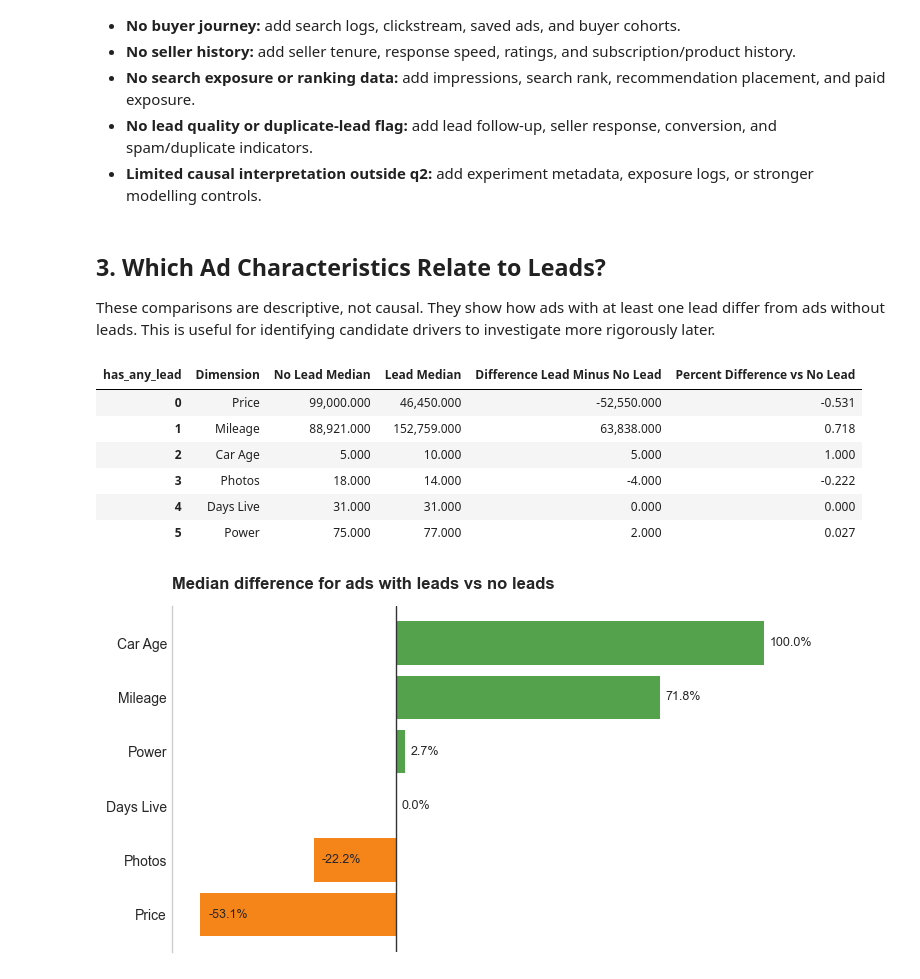
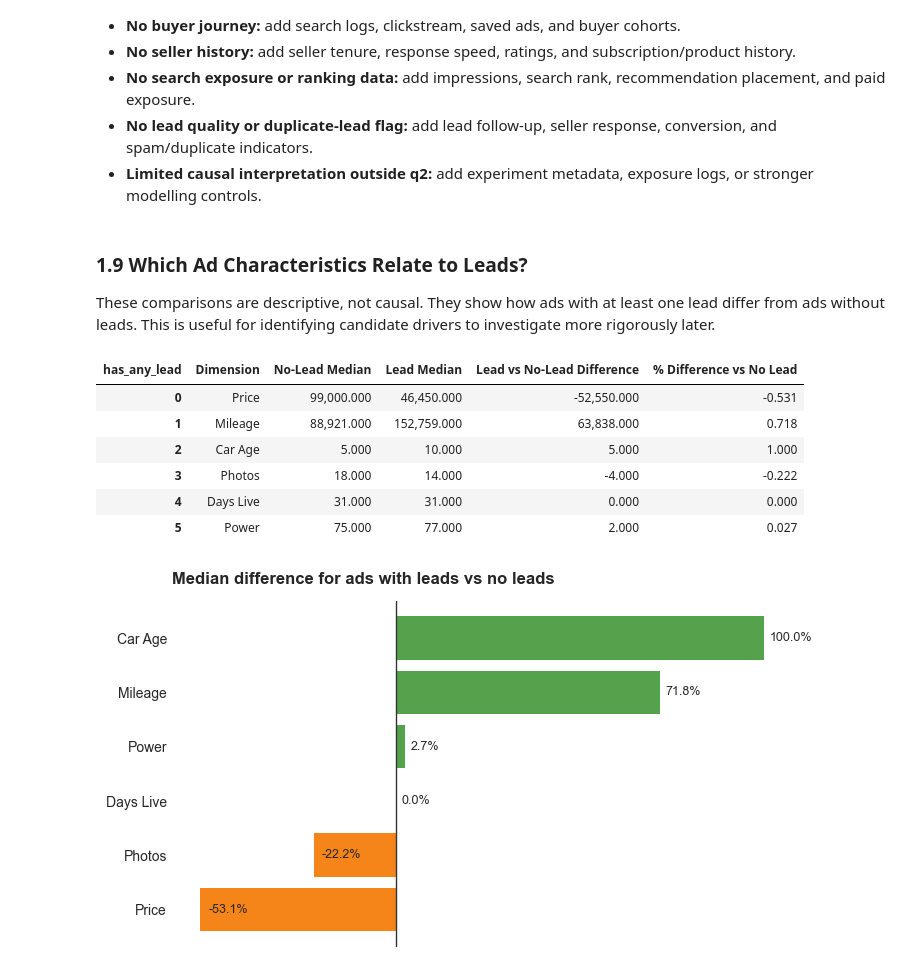
Before and after one commit to omer-t/marktplaats-assignment, a Jupyter notebook: assignments/data_analyst/q3_insights_use_cases.ipynb, the cells around one changed output. Drawn from its saved outputs; the diff is of its cells as text; code cells hidden in the pictures.

```diff
--- a/assignments/data_analyst/q3_insights_use_cases.ipynb
+++ b/assignments/data_analyst/q3_insights_use_cases.ipynb
@@ -418,26 +274,7 @@ helpers.plt.show()
 
 A practical business lens is to classify ads as fresh, mid-life, or stale. This helps identify where product nudges might be useful: fresh listings need early momentum, while older low-performing listings may need price, photo, or promotion advice.
 # %%
-insight_data["listing_lifecycle_stage"] = pd.cut(
-    insight_data["days_live"],
-    bins=[-1, 7, 31, float("inf")],
-    labels=["Fresh: 0-7 days", "Mid-life: 8-31 days", "Stale: 31+ days"],
-)
-
-fresh_stale_summary = (
-    insight_data.groupby("listing_lifecycle_stage", observed=True)
-    .agg(
-        ads=("src_ad_id", "count"),
-        lead_rate=("has_any_lead", "mean"),
-        avg_total_leads=("total_leads", "mean"),
-        median_total_leads=("total_leads", "median"),
-        median_price=("price", "median"),
-        median_photos=("photo_cnt", "median"),
-        median_mileage=("kmstand", "median"),
-    )
-    .reset_index()
-)
-fresh_stale_summary["share_of_ads"] = fresh_stale_summary["ads"] / len(insight_data)
+fresh_stale_summary = helpers.fresh_stale_summary(insight_data)
 
 display(helpers.style_table(fresh_stale_summary))
 # %% [output]
@@ -472,25 +309,16 @@ Main limitations and useful joins:
 - **No lead quality or duplicate-lead flag:** add lead follow-up, seller response, conversion, and spam/duplicate indicators.
 - **Limited causal interpretation outside q2:** add experiment metadata, exposure logs, or stronger modelling controls.
 # %% [markdown]
-## 3. Which Ad Characteristics Relate to Leads?
+<a id="insight-ad-characteristics-leads"></a>
+### 1.9 Which Ad Characteristics Relate to Leads?
 
 These comparisons are descriptive, not causal. They show how ads with at least one lead differ from ads without leads. This is useful for identifying candidate drivers to investigate more rigorously later.
 # %%
-numeric_fields = ["price", "kmstand", "car_age", "photo_cnt", "days_live", "vermogen"]
-lead_profile = (
-    insight_data.groupby("has_any_lead")[numeric_fields]
-    .median()
-    .T
-    .rename(columns={False: "no_lead_median", True: "lead_median"})
-    .reset_index()
-    .rename(columns={"index": "dimension"})
-)
-lead_profile["difference_lead_minus_no_lead"] = lead_profile["lead_median"] - lead_profile["no_lead_median"]
-lead_profile["pct_difference_vs_no_lead"] = lead_profile["difference_lead_minus_no_lead"] / lead_profile["no_lead_median"]
+lead_profile = helpers.lead_profile_summary(insight_data)
 
 display(helpers.style_table(lead_profile))
 # %% [output]
-| has_any_lead | Dimension | No Lead Median | Lead Median | Difference Lead Minus No Lead | Percent Difference vs No Lead |
+| has_any_lead | Dimension | No-Lead Median | Lead Median | Lead vs No-Lead Difference | % Difference vs No Lead |
 | 0 | Price | 99,000.000 | 46,450.000 | -52,550.000 | -0.531 |
 | 1 | Mileage | 88,921.000 | 152,759.000 | 63,838.000 | 0.718 |
 | 2 | Car Age | 5.000 | 10.000 | 5.000 | 1.000 |
```
Also changed, not shown: parts of 40 cells of this notebook, 2 other files.
